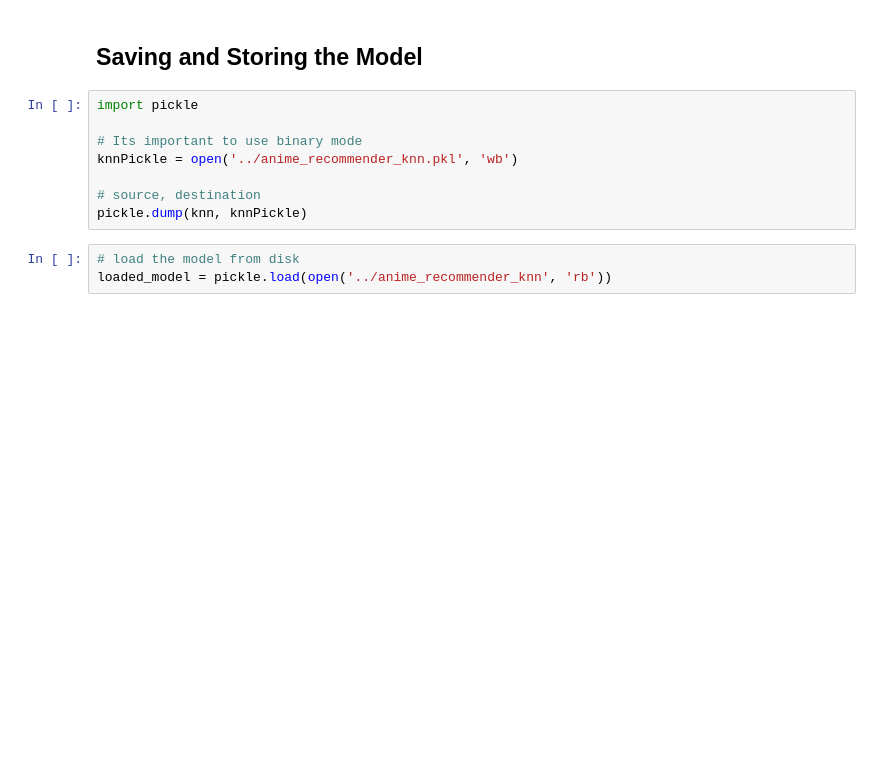
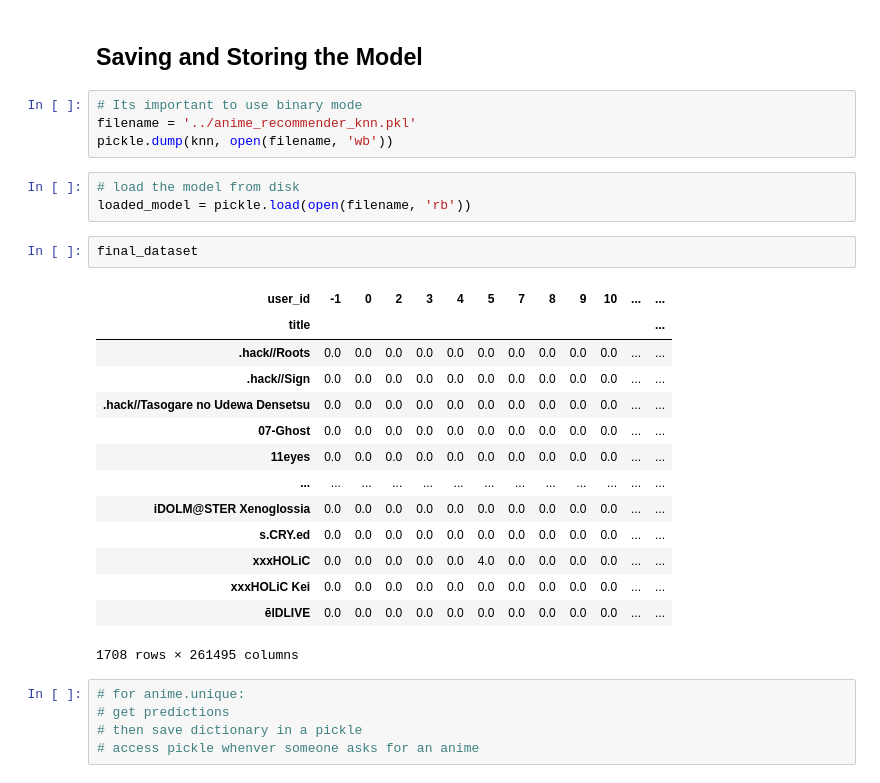
Before and after one commit to RicardoLuisAraujo/Anime_recommender, a Jupyter notebook: notebooks/knn.ipynb, the cells around one changed output. Drawn from its saved outputs; the diff is of its cells as text; blank space fills up the shorter version.

Commit message:
anime recommender basically finished

```diff
--- a/notebooks/knn.ipynb
+++ b/notebooks/knn.ipynb
@@ -247,13 +310,31 @@ Recommendations for Shaman King:
 # %% [markdown]
 ## Saving and Storing the Model
 # %%
-import pickle
-
 # Its important to use binary mode
-knnPickle = open('../anime_recommender_knn.pkl', 'wb')
-
-# source, destination
-pickle.dump(knn, knnPickle)
+filename = '../anime_recommender_knn.pkl'
+pickle.dump(knn, open(filename, 'wb'))
 # %%
 # load the model from disk
-loaded_model = pickle.load(open('../anime_recommender_knn', 'rb'))
+loaded_model = pickle.load(open(filename, 'rb'))
+# %%
+final_dataset
+# %% [output]
+| user_id | -1 | 0 | 2 | 3 | 4 | 5 | 7 | 8 | 9 | 10 | ... | ... |
+| title |  |  |  |  |  |  |  |  |  |  |  | ... |
+| .hack//Roots | 0.0 | 0.0 | 0.0 | 0.0 | 0.0 | 0.0 | 0.0 | 0.0 | 0.0 | 0.0 | ... | ... |
+| .hack//Sign | 0.0 | 0.0 | 0.0 | 0.0 | 0.0 | 0.0 | 0.0 | 0.0 | 0.0 | 0.0 | ... | ... |
+| .hack//Tasogare no Udewa Densetsu | 0.0 | 0.0 | 0.0 | 0.0 | 0.0 | 0.0 | 0.0 | 0.0 | 0.0 | 0.0 | ... | ... |
+| 07-Ghost | 0.0 | 0.0 | 0.0 | 0.0 | 0.0 | 0.0 | 0.0 | 0.0 | 0.0 | 0.0 | ... | ... |
+| 11eyes | 0.0 | 0.0 | 0.0 | 0.0 | 0.0 | 0.0 | 0.0 | 0.0 | 0.0 | 0.0 | ... | ... |
+| ... | ... | ... | ... | ... | ... | ... | ... | ... | ... | ... | ... | ... |
+| iDOLM@STER Xenoglossia | 0.0 | 0.0 | 0.0 | 0.0 | 0.0 | 0.0 | 0.0 | 0.0 | 0.0 | 0.0 | ... | ... |
+| s.CRY.ed | 0.0 | 0.0 | 0.0 | 0.0 | 0.0 | 0.0 | 0.0 | 0.0 | 0.0 | 0.0 | ... | ... |
+| xxxHOLiC | 0.0 | 0.0 | 0.0 | 0.0 | 0.0 | 4.0 | 0.0 | 0.0 | 0.0 | 0.0 | ... | ... |
+| xxxHOLiC Kei | 0.0 | 0.0 | 0.0 | 0.0 | 0.0 | 0.0 | 0.0 | 0.0 | 0.0 | 0.0 | ... | ... |
+| ēlDLIVE | 0.0 | 0.0 | 0.0 | 0.0 | 0.0 | 0.0 | 0.0 | 0.0 | 0.0 | 0.0 | ... | ... |
+1708 rows × 261495 columns
+# %%
+# for anime.unique:
+# get predictions
+# then save dictionary in a pickle
+# access pickle whenver someone asks for an anime
```
Also changed, not shown: parts of 13 cells of this notebook, 3 other files.
